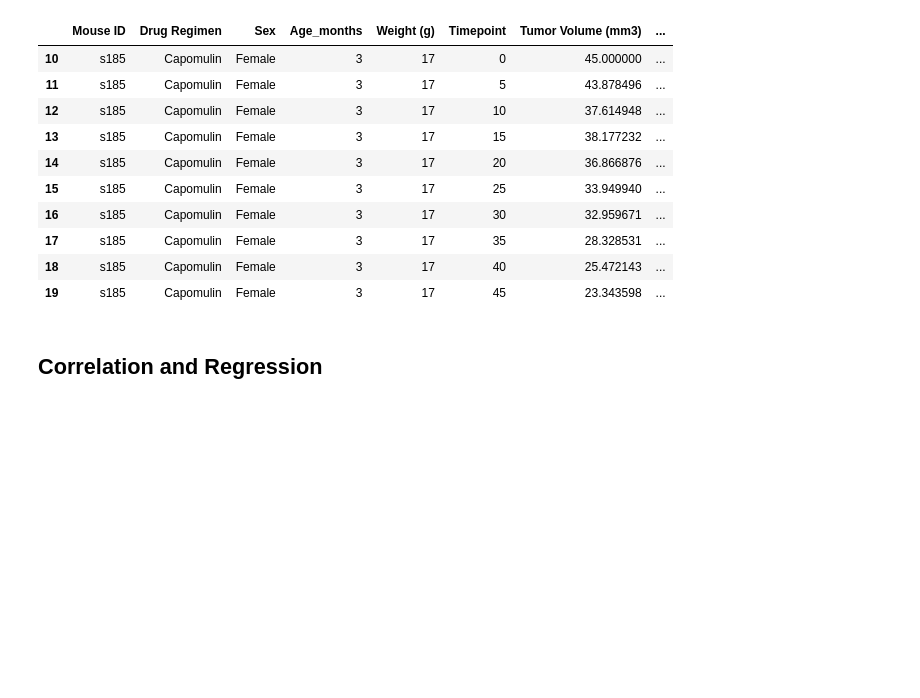
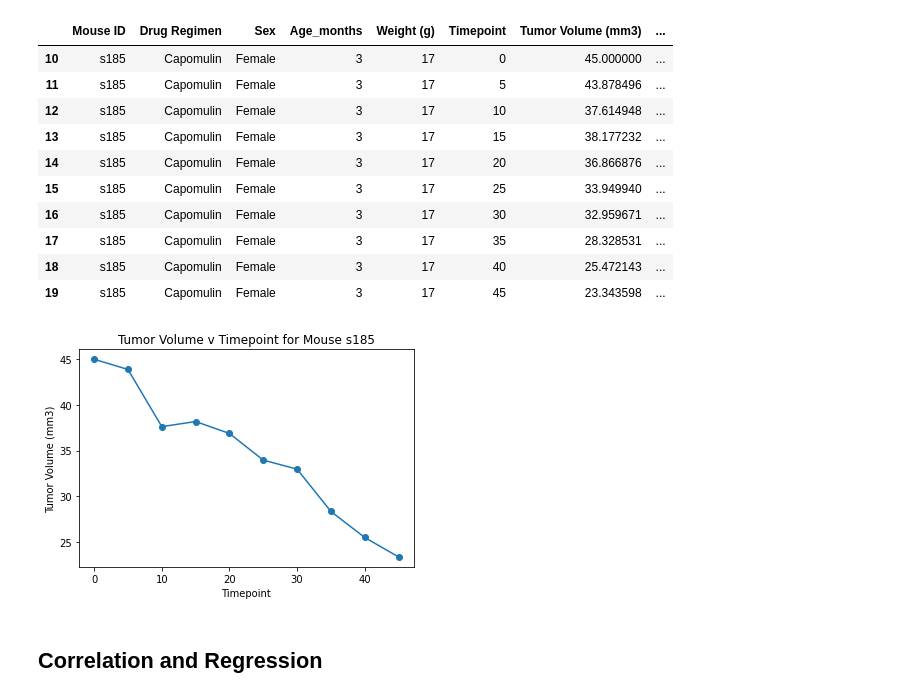
Before and after one commit to NoahLeVoir/Matplotlib-Challenge, a Jupyter notebook: Pymaceuticals/pymaceuticals.ipynb, the cells around one changed output. Cells and saved outputs as stored; diff of their text form; code cells hidden in the pictures; blank space fills up the shorter version.

Commit message:
Created line plot for tumor volume v timepoint using matplotlib function

```diff
--- a/Pymaceuticals/pymaceuticals.ipynb
+++ b/Pymaceuticals/pymaceuticals.ipynb
@@ -416,6 +416,23 @@ cap_mouse
 | 17 | s185 | Capomulin | Female | 3 | 17 | 35 | 28.328531 | ... |
 | 18 | s185 | Capomulin | Female | 3 | 17 | 40 | 25.472143 | ... |
 | 19 | s185 | Capomulin | Female | 3 | 17 | 45 | 23.343598 | ... |
+# %%
+# Generate line plot of tumor volume v time point for mouse s185
+# Plot a line chart with the time values on the x-axis and the tumor volume values on the y-axis
+
+# Use plt function to create the line plot
+# Adding in circle on each data point to make the chart easier to read
+plt.plot(cap_mouse['Timepoint'], cap_mouse['Tumor Volume (mm3)'], marker = 'o')
+
+# Add labels and title to plot
+plt.xlabel("Timepoint")
+plt.ylabel("Tumor Volume (mm3)")
+plt.title("Tumor Volume v Timepoint for Mouse s185")
+
+# Display plot
+plt.show()
+# %% [output]
+[figure, added]
 # %%
 # Generate a scatter plot of average tumor volume vs. mouse weight for the Capomulin regimen
 # %% [markdown]
```
